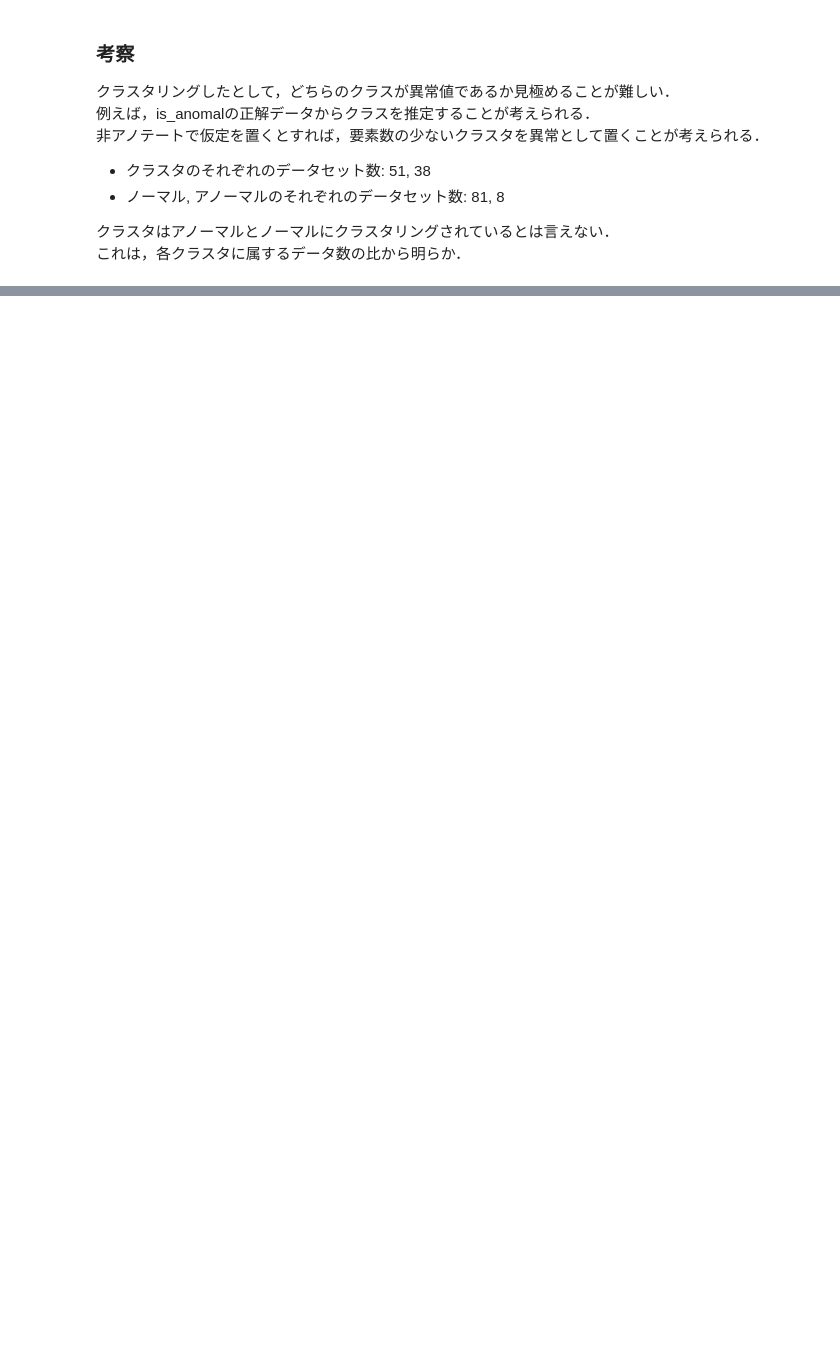
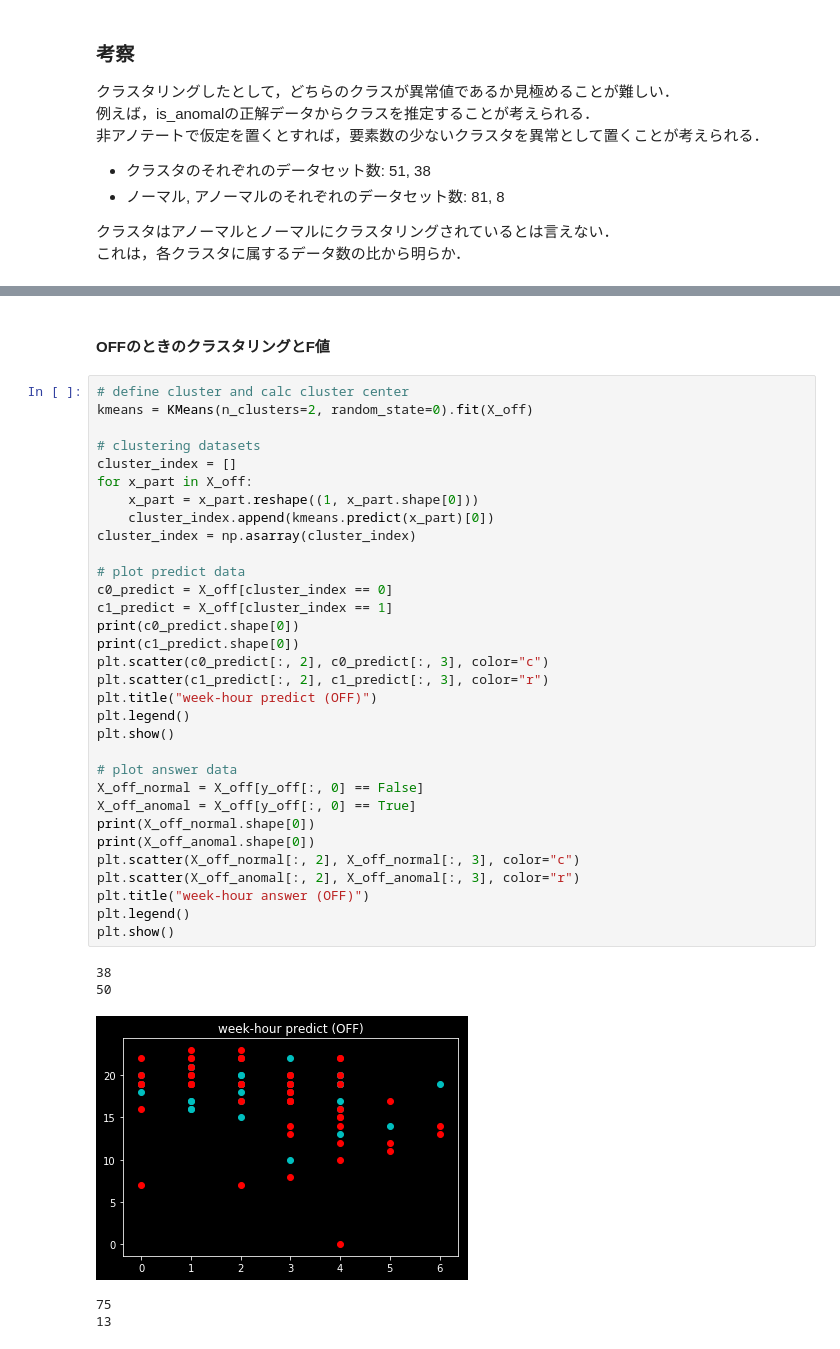
Before and after one commit to equanz/key-status-analyze, a Jupyter notebook: research/anomaly/k_means_analyze.ipynb, the cells around one changed output, grey strips where cells are left out. Saved outputs shown, nothing was run; the diff lists cells and outputs as text; blank space fills up the shorter version.

```diff
--- a/research/anomaly/k_means_analyze.ipynb
+++ b/research/anomaly/k_means_analyze.ipynb
@@ -160,0 +179,40 @@ plt.show()
+# %% [markdown]
+#### OFFのときのクラスタリングとF値
+# %%
+# define cluster and calc cluster center
+kmeans = KMeans(n_clusters=2, random_state=0).fit(X_off)
+
+# clustering datasets
+cluster_index = []
+for x_part in X_off:
+    x_part = x_part.reshape((1, x_part.shape[0]))
+    cluster_index.append(kmeans.predict(x_part)[0])
+cluster_index = np.asarray(cluster_index)
+
+# plot predict data
+c0_predict = X_off[cluster_index == 0]
+c1_predict = X_off[cluster_index == 1]
+print(c0_predict.shape[0])
+print(c1_predict.shape[0])
+plt.scatter(c0_predict[:, 2], c0_predict[:, 3], color="c")
+plt.scatter(c1_predict[:, 2], c1_predict[:, 3], color="r")
+plt.title("week-hour predict (OFF)")
+plt.legend()
+plt.show()
+
+# plot answer data
+X_off_normal = X_off[y_off[:, 0] == False]
+X_off_anomal = X_off[y_off[:, 0] == True]
+print(X_off_normal.shape[0])
+print(X_off_anomal.shape[0])
+plt.scatter(X_off_normal[:, 2], X_off_normal[:, 3], color="c")
+plt.scatter(X_off_anomal[:, 2], X_off_anomal[:, 3], color="r")
+plt.title("week-hour answer (OFF)")
+plt.legend()
+plt.show()
+# %% [output]
+38
+50
+[figure, added]
+75
+13
```
Also changed, not shown: parts of 7 cells of this notebook, 2 other files.
